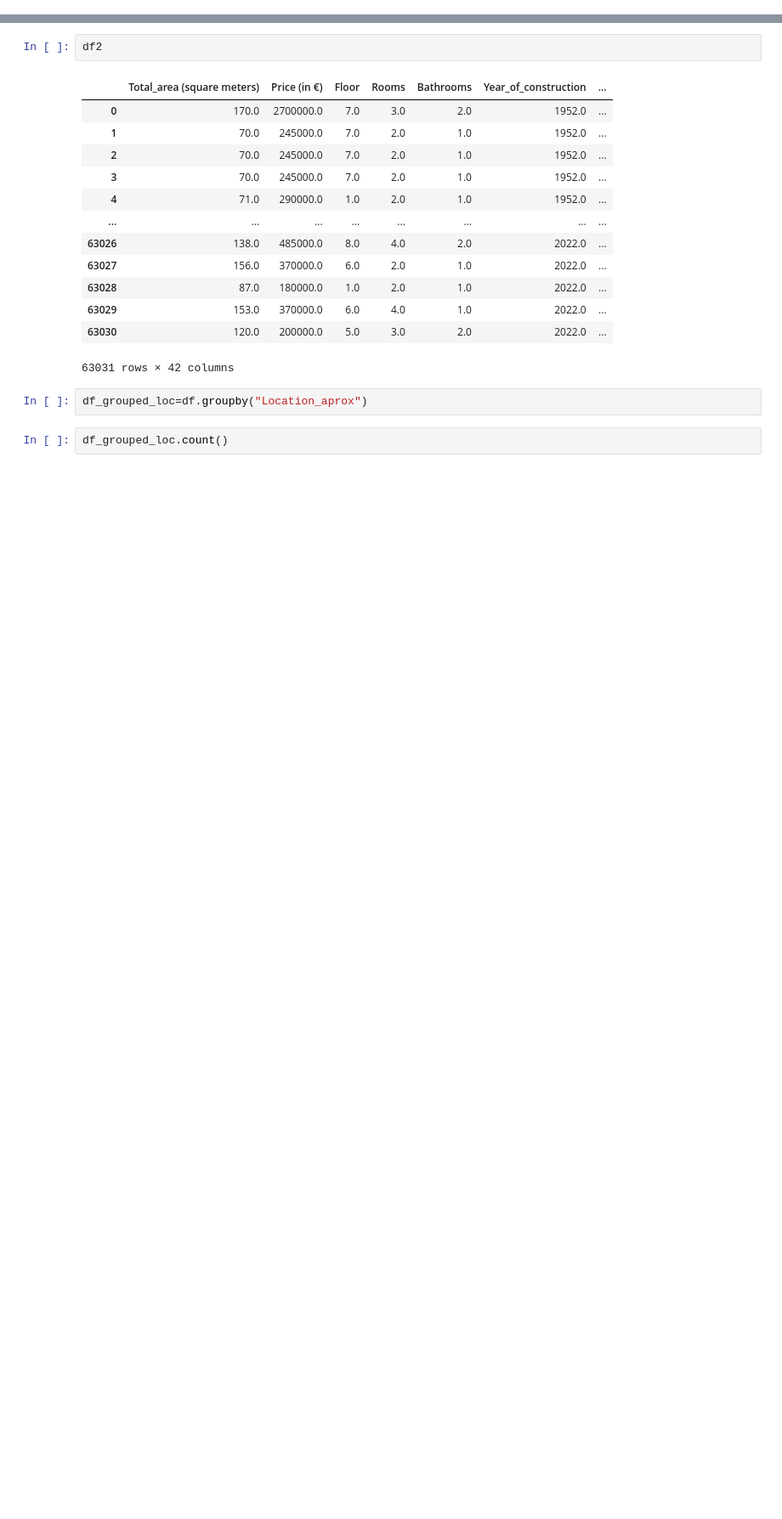
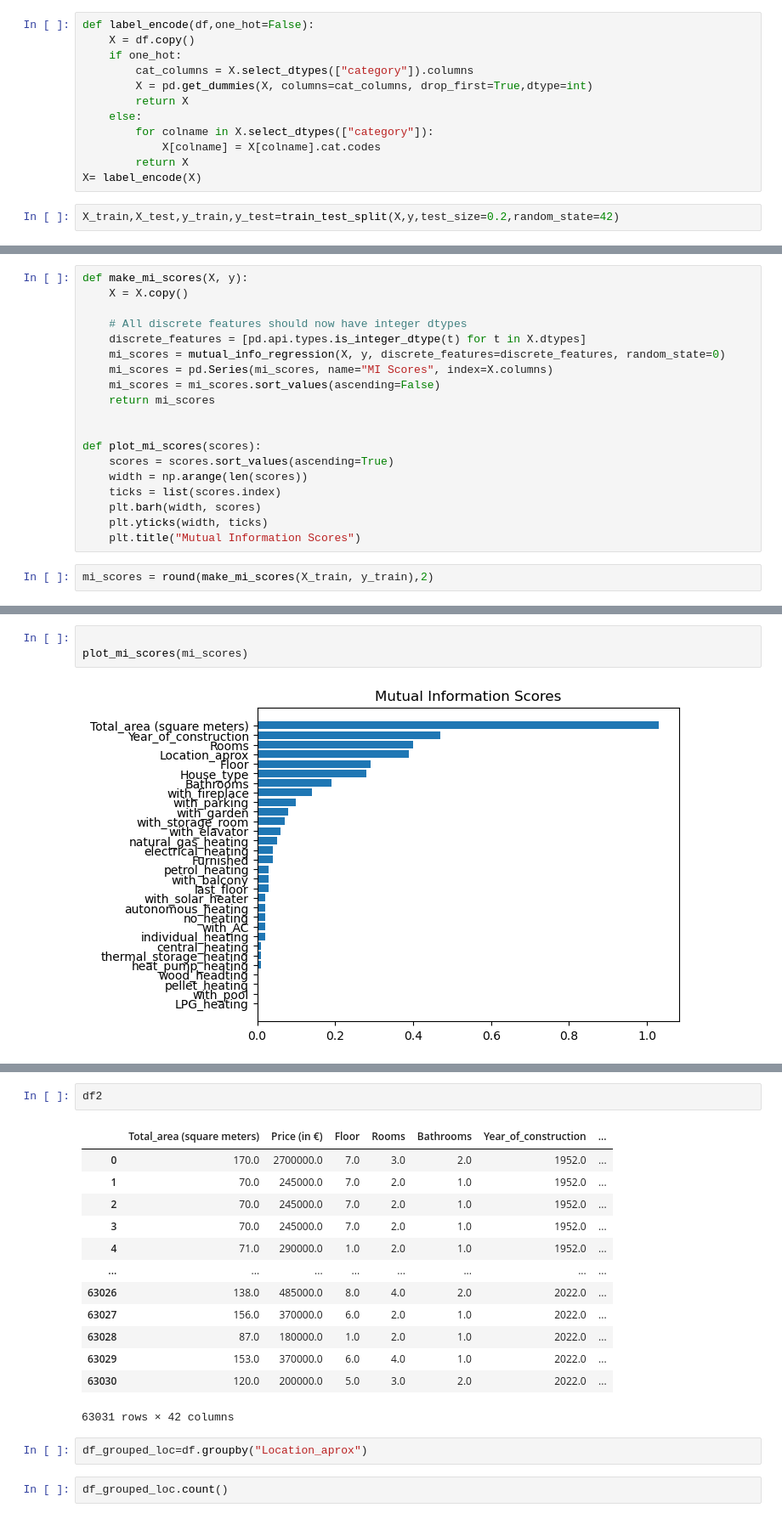
Before and after one commit to Tsantaris/Project-Real_estate_market_of_Thessaloniki, a Jupyter notebook: modeler.ipynb, the cells around one changed output, grey strips where cells are left out. Shown at 85% size. Saved outputs shown, nothing was run; the diff lists cells and outputs as text; blank space fills up the shorter version.

```diff
--- a/modeler.ipynb
+++ b/modeler.ipynb
@@ -15,0 +53,14 @@ df3=df2.drop(columns=["Location_aprox_Sindos_Diavata"])
+# %%
+def label_encode(df,one_hot=False):
+    X = df.copy()
+    if one_hot:
+        cat_columns = X.select_dtypes(["category"]).columns
+        X = pd.get_dummies(X, columns=cat_columns, drop_first=True,dtype=int)
+        return X
+    else:
+        for colname in X.select_dtypes(["category"]):
+            X[colname] = X[colname].cat.codes
+        return X
+X= label_encode(X)
+# %%
+X_train,X_test,y_train,y_test=train_test_split(X,y,test_size=0.2,random_state=42)
@@ -15,0 +107,21 @@ df3=df2.drop(columns=["Location_aprox_Sindos_Diavata"])
+# %%
+def make_mi_scores(X, y):
+    X = X.copy()
+
+    # All discrete features should now have integer dtypes
+    discrete_features = [pd.api.types.is_integer_dtype(t) for t in X.dtypes]
+    mi_scores = mutual_info_regression(X, y, discrete_features=discrete_features, random_state=0)
+    mi_scores = pd.Series(mi_scores, name="MI Scores", index=X.columns)
+    mi_scores = mi_scores.sort_values(ascending=False)
+    return mi_scores
+
+
+def plot_mi_scores(scores):
+    scores = scores.sort_values(ascending=True)
+    width = np.arange(len(scores))
+    ticks = list(scores.index)
+    plt.barh(width, scores)
+    plt.yticks(width, ticks)
+    plt.title("Mutual Information Scores")
+# %%
+mi_scores = round(make_mi_scores(X_train, y_train),2)
@@ -15,0 +148,5 @@ df3=df2.drop(columns=["Location_aprox_Sindos_Diavata"])
+# %%
+
+plot_mi_scores(mi_scores)
+# %% [output]
+[figure, added]
```
Also changed, not shown: parts of 25 cells of this notebook, 2 other files.
